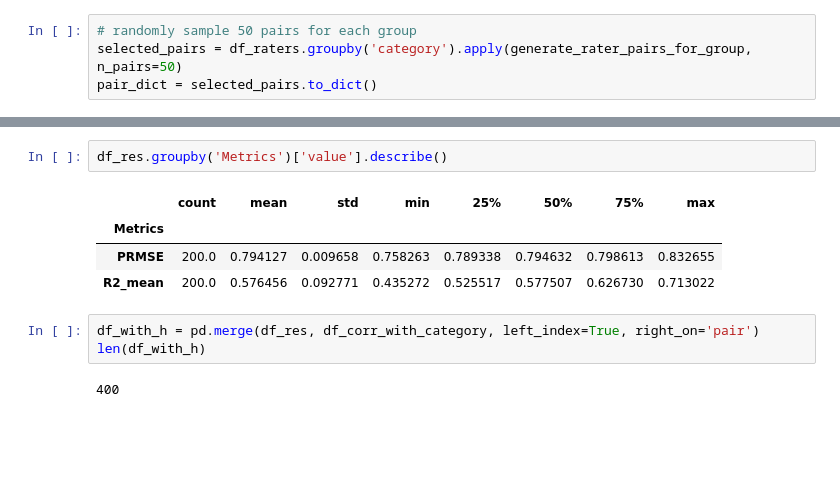
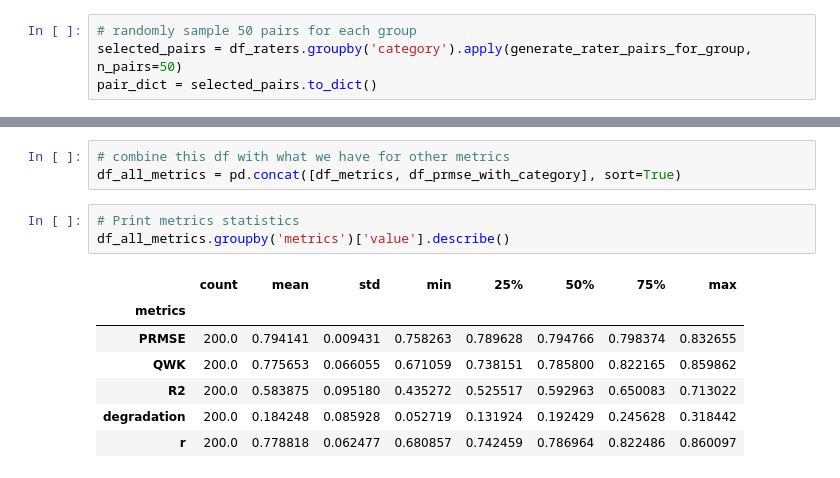
Before and after one commit to EducationalTestingService/prmse-simulations, a Jupyter notebook: notebooks/exp_1A2H.ipynb, the cells around one changed output, grey strips where cells are left out. Drawn from its saved outputs; the diff is of its cells as text; blank space fills up the shorter version.

```diff
--- a/notebooks/exp_1A2H.ipynb
+++ b/notebooks/exp_1A2H.ipynb
@@ -114,13 +131,15 @@ ax.axhline(true_r2, color='red')
-# %%
-df_res.groupby('Metrics')['value'].describe()
-# %% [output]
-|  | count | mean | std | min | 25% | 50% | 75% | max |
-| Metrics |  |  |  |  |  |  |  |  |
-| PRMSE | 200.0 | 0.794127 | 0.009658 | 0.758263 | 0.789338 | 0.794632 | 0.798613 | 0.832655 |
-| R2_mean | 200.0 | 0.576456 | 0.092771 | 0.435272 | 0.525517 | 0.577507 | 0.626730 | 0.713022 |
-# %%
-df_with_h = pd.merge(df_res, df_corr_with_category, left_index=True, right_on='pair')
-len(df_with_h)
-# %% [output]
-400
+# %%
+# combine this df with what we have for other metrics
+df_all_metrics = pd.concat([df_metrics, df_prmse_with_category], sort=True)
+# %%
+# Print metrics statistics
+df_all_metrics.groupby('metrics')['value'].describe()
+# %% [output]
+|  | count | mean | std | min | 25% | 50% | 75% | max |
+| metrics |  |  |  |  |  |  |  |  |
+| PRMSE | 200.0 | 0.794141 | 0.009431 | 0.758263 | 0.789628 | 0.794766 | 0.798374 | 0.832655 |
+| QWK | 200.0 | 0.775653 | 0.066055 | 0.671059 | 0.738151 | 0.785800 | 0.822165 | 0.859862 |
+| R2 | 200.0 | 0.583875 | 0.095180 | 0.435272 | 0.525517 | 0.592963 | 0.650083 | 0.713022 |
+| degradation | 200.0 | 0.184248 | 0.085928 | 0.052719 | 0.131924 | 0.192429 | 0.245628 | 0.318442 |
+| r | 200.0 | 0.778818 | 0.062477 | 0.680857 | 0.742459 | 0.786964 | 0.822486 | 0.860097 |
 # %%
```
Also changed, not shown: parts of 29 cells of this notebook, 6 other files.
